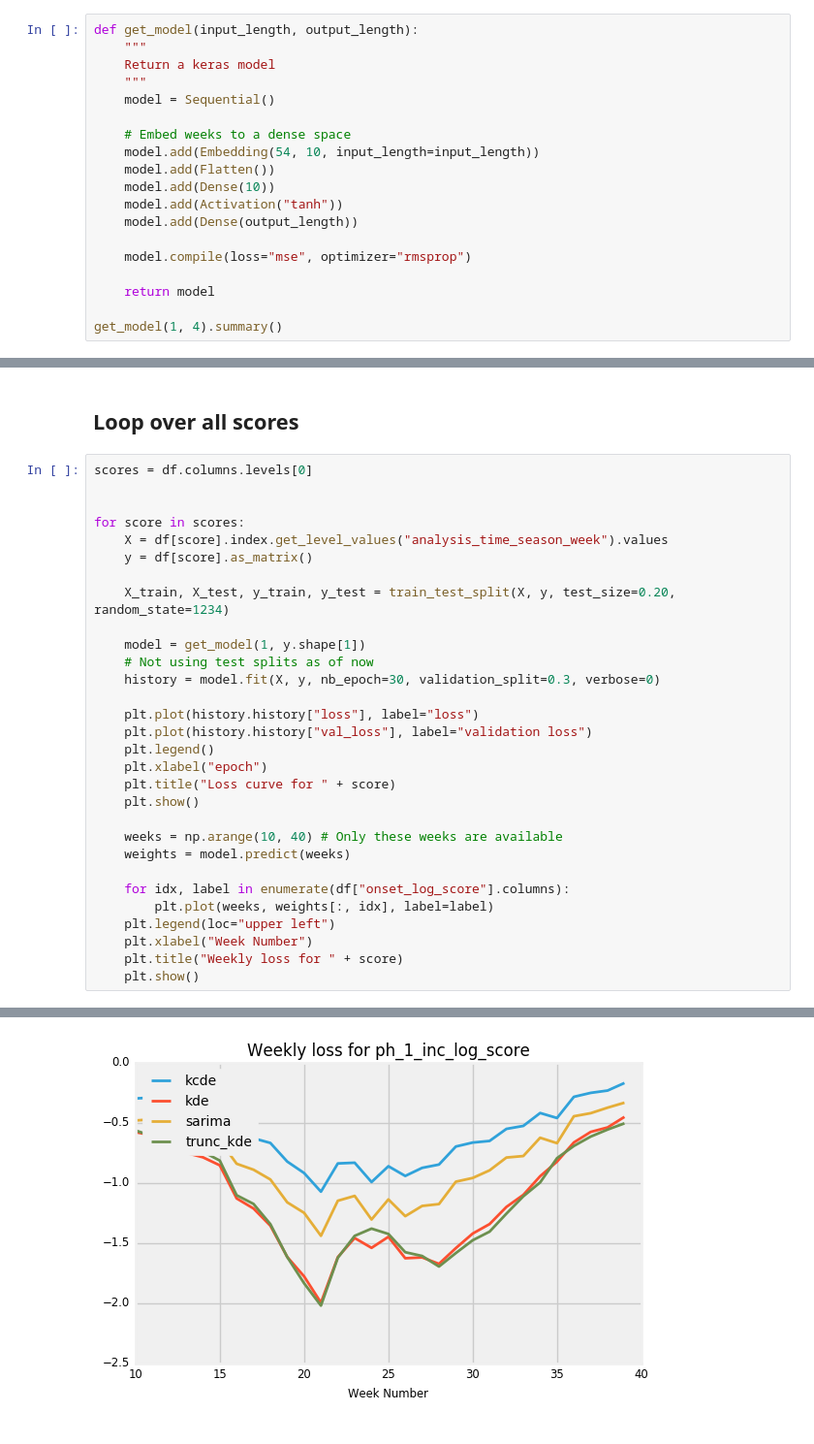
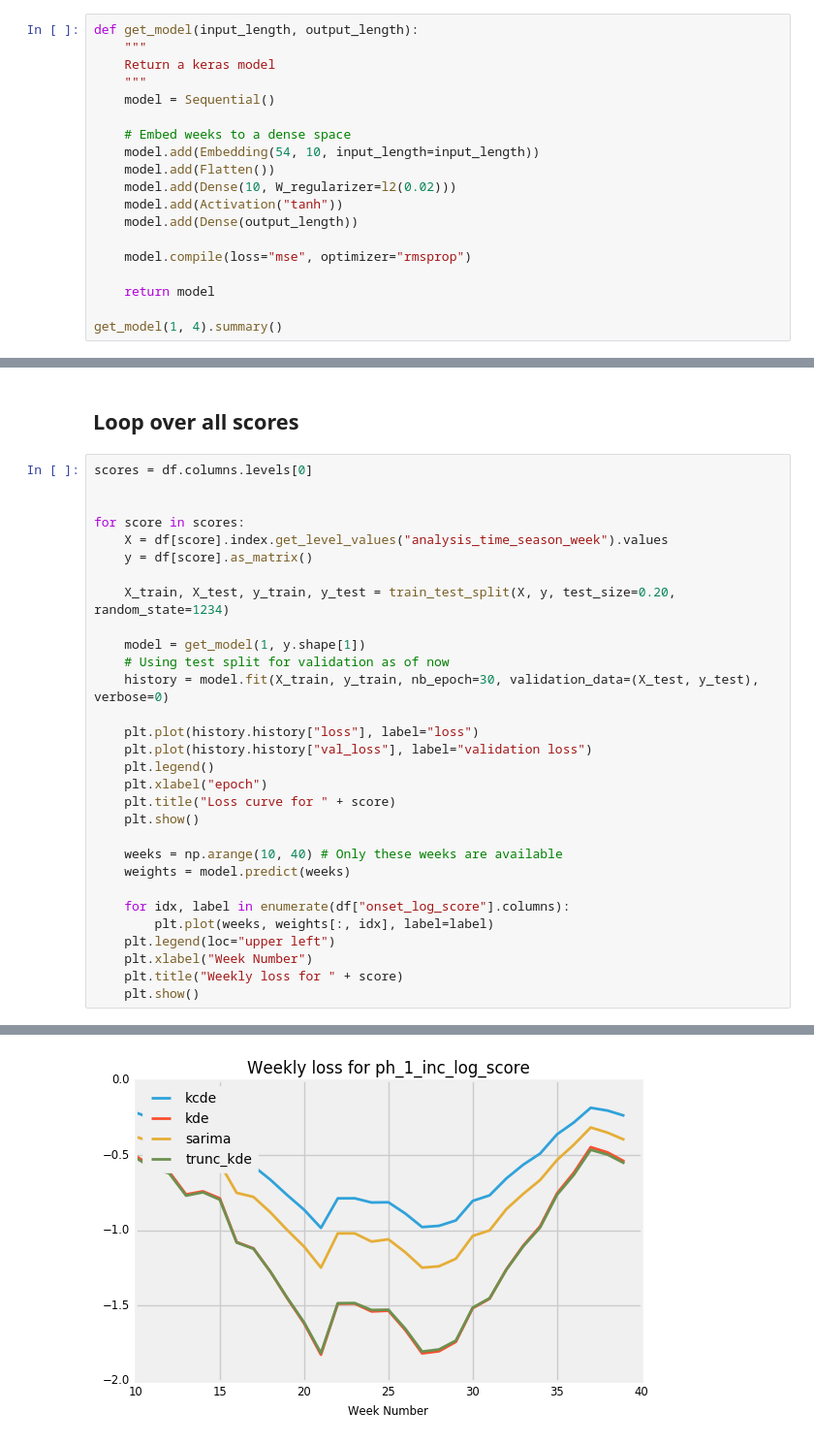
Before and after one commit to reichlab/neural-stack, a Jupyter notebook: notebooks/1.0-basic-network.ipynb, the cells around one changed output, grey strips where cells are left out. Shown at 97% size. Saved outputs shown, nothing was run; the diff lists cells and outputs as text.

```diff
--- a/notebooks/1.0-basic-network.ipynb
+++ b/notebooks/1.0-basic-network.ipynb
@@ -32,7 +30,7 @@ def get_model(input_length, output_length):
     # Embed weeks to a dense space
     model.add(Embedding(54, 10, input_length=input_length))
     model.add(Flatten())
-    model.add(Dense(10))
+    model.add(Dense(10, W_regularizer=l2(0.02)))
     model.add(Activation("tanh"))
     model.add(Dense(output_length))
 
@@ -70,8 +70,8 @@ for score in scores:
     X_train, X_test, y_train, y_test = train_test_split(X, y, test_size=0.20, random_state=1234)
 
     model = get_model(1, y.shape[1])
-    # Not using test splits as of now
-    history = model.fit(X, y, nb_epoch=30, validation_split=0.3, verbose=0)
+    # Using test split for validation as of now
+    history = model.fit(X_train, y_train, nb_epoch=30, validation_data=(X_test, y_test), verbose=0)
 
     plt.plot(history.history["loss"], label="loss")
     plt.plot(history.history["val_loss"], label="validation loss")
@@ -100 +100 @@ for score in scores:
-[figure, old version]
+[figure, new version]
```
Also changed, not shown: parts of 3 cells of this notebook.
